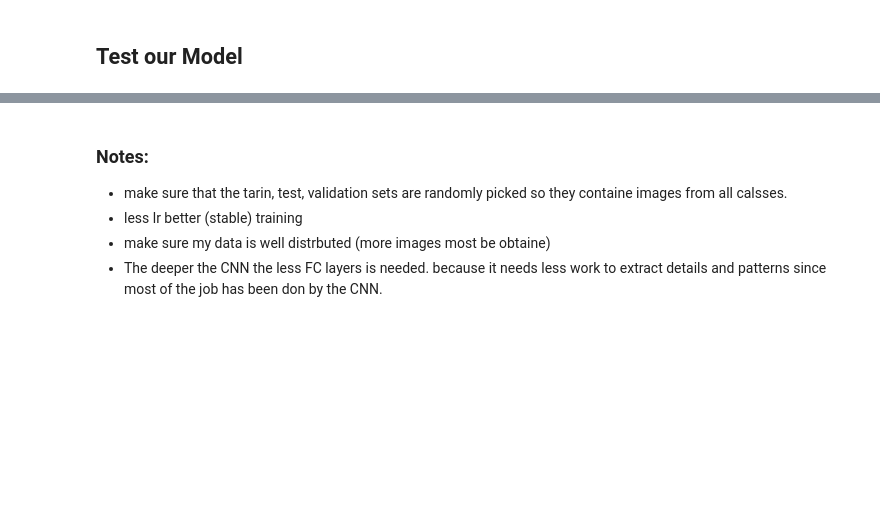
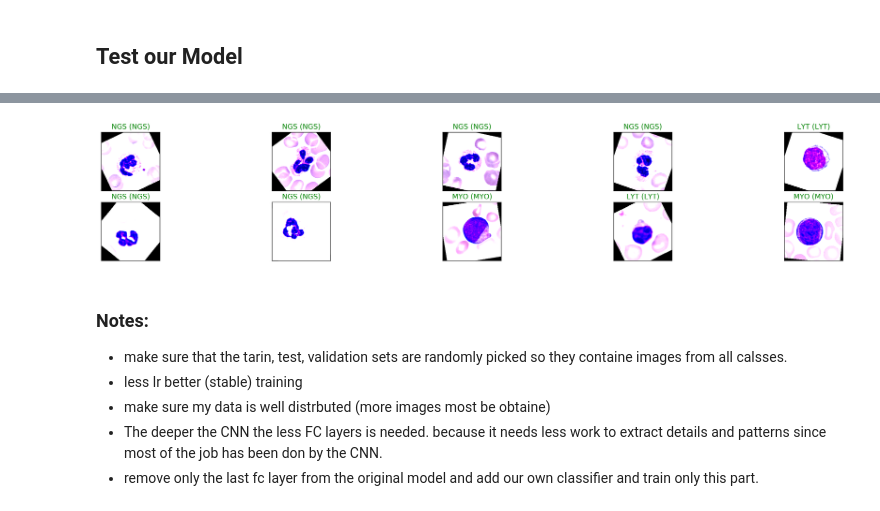
Before and after one commit to rasha-salim/Leukemia-Diagnostics, a Jupyter notebook: Leukemia_Diagnosis_.ipynb, the cells around one changed output, grey strips where cells are left out. Cells and saved outputs as stored; diff of their text form; code cells hidden in the pictures; blank space fills up the shorter version.

```diff
--- a/Leukemia_Diagnosis_.ipynb
+++ b/Leukemia_Diagnosis_.ipynb
@@ -453,7 +574,7 @@ we are going with triangular CLR schedule.
 ![triangular schedule](https://drive.google.com/file/d/1K6GraTrK4oV7GOokhFewG-xOmHqKbj75/view?usp=sharing)
 - Programatically we just need to create a custom function
 # %%
-def cyclical_lr(stepsize, min_lr=3e-4, max_lr=3e-3):
+def cyclical_lr(stepsize, min_lr=5e-4, max_lr=3e-3):
 
     # Scaler: we can adapt this if we do not want the triangular CLR
     scaler = lambda x: 1.
@@ -481,8 +602,8 @@ iter = 0
 total_logs = []
 
 #Loss function and optmixation function
-criterion = nn.NLLLoss()
-optimizer = torch.optim.SGD(model.parameters(), lr=1.)
+criterion = nn.CrossEntropyLoss()
+optimizer = torch.optim.SGD(model.classifier.parameters(), lr=1.)
 step_size = 4*len(train_loader)
 clr = cyclical_lr(step_size, min_lr=end_lr/factor, max_lr=end_lr)
 scheduler = torch.optim.lr_scheduler.LambdaLR(optimizer, [clr])
@@ -496,7 +635,7 @@ model
 # %%
 # number of epochs to train the model
 import numpy as np
-n_epochs = 30
+n_epochs = 20
 
 valid_loss_min = np.Inf # track change in validation loss
 
@@ -566,0 +724,2 @@ for epoch in range(1, n_epochs+1):
+# %%
+model.load_state_dict(torch.load('model_AML_classifier.pt'))
@@ -660,3 +797,24 @@ for i in range(lr_find_epochs):
+# %%
+
+#Move model inputs to cuda
+if train_on_gpu:
+    images = images.cuda()
+
+#get sample outputs
+output = model(images)
+#convert probabilties to prediction class
+_, preds_tensor = torch.max(output, 1)
+preds = np.squeeze(preds_tensor.numpy()) if not train_on_gpu else np.squeeze(preds_tensor.cpu().numpy())
+
+# plot the images in the batch, along with predicted and true labels
+fig = plt.figure(figsize=(25, 4))
+for idx in np.arange(10):
+    ax = fig.add_subplot(2, 10/2, idx+1, xticks=[], yticks=[])
+    imshow(images.cpu()[idx])
+    ax.set_title("{} ({})".format(classes[preds[idx]], classes[labels[idx]]),
+                 color=("green" if preds[idx]==labels[idx].item() else "red"))
+# %% [output]
+[figure, added]
 # %% [markdown]
 ### Notes:
 
@@ -664,3 +822,4 @@ for i in range(lr_find_epochs):
 - less lr better (stable) training
 - make sure my data is well distrbuted (more images most be obtaine)
 - The deeper the CNN the less FC layers is needed. because it needs less work to extract details and patterns since most of the job has been don by the CNN.
+- remove only the last fc layer from the original model and add our own classifier and train only this part.
```
Also changed, not shown: parts of 20 cells of this notebook.
